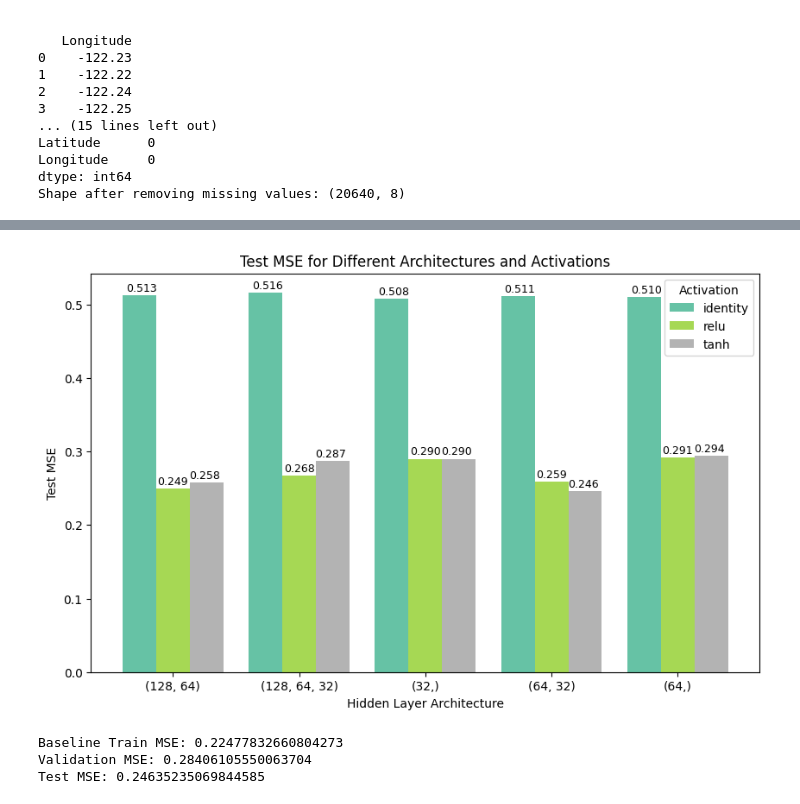
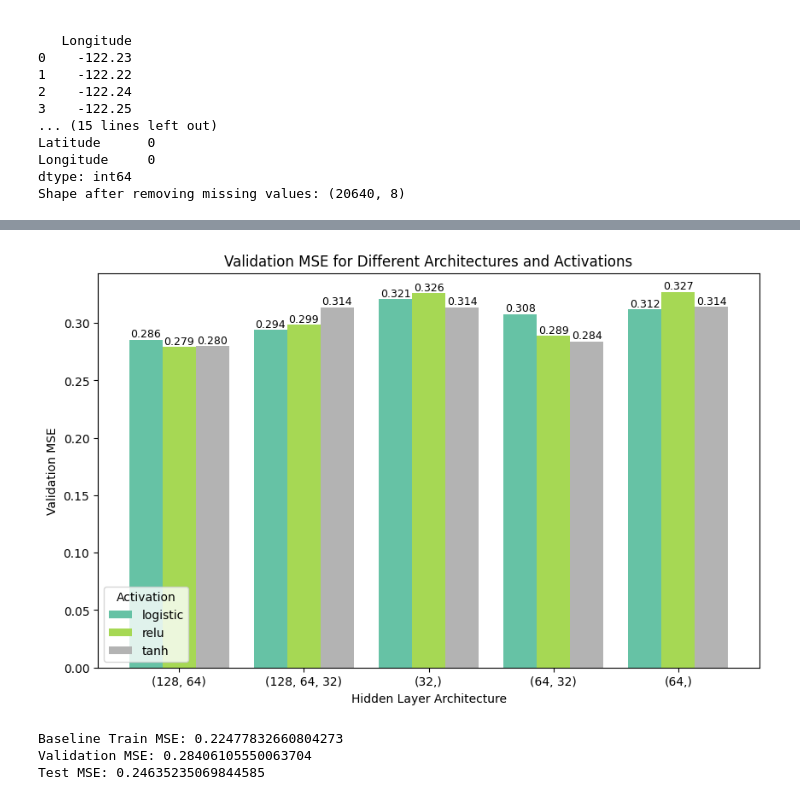
Before and after one commit to xfsd1448-uol/2603-Group-Project, a Jupyter notebook: main.ipynb, the cells around one changed output, grey strips where cells are left out. Cells and saved outputs as stored; diff of their text form; code cells hidden in the pictures.

```diff
--- a/main.ipynb
+++ b/main.ipynb
@@ -105,14 +105,14 @@ architectures = [
 # Activation functions to test.
 # tanh  → nonlinear symmetric activation
 # relu  → widely used deep learning activation
-# identity → linear activation
+# logistic → sigmoid nonlinear activation
 #
 # 要测试的激活函数：
 # tanh → 对称的非线性函数
 # relu → 深度学习中常用激活函数
-# identity → 线性激活函数
+# logistic → Sigmoid 非线性激活函数
 
-activations = ['tanh', 'relu', 'identity']
+activations = ['tanh', 'relu', 'logistic']
 
 
 # ============================================================
@@ -137,6 +137,7 @@ for arch in architectures:
             solver='adam',
             learning_rate_init=1e-3,
             max_iter=700,
+            n_iter_no_change=10,
             early_stopping=False,
             random_state=26
         )
@@ -148,30 +149,23 @@ for arch in architectures:
         model.fit(X_train, y_train)
 
 
-        # Predict house prices on the test set.
+        # Predict house prices on the validation set
+        # 在验证集上进行预测
 
-        # 在测试集上进行预测
+        val_pred = model.predict(X_val)
 
-        test_pred = model.predict(X_test)
+        # Compute Mean Squared Error (MSE) on validation set
+        # 计算验证集上的均方误差
 
-
-        # Compute Mean Squared Error (MSE).
-        # Lower MSE indicates better prediction performance.
-        #
-
-        # 计算均方误差（MSE）。
-        # MSE 越小，模型预测效果越好。
-
-        test_mse = mean_squared_error(y_test, test_pred)
+        val_mse = mean_squared_error(y_val, val_pred)
 
         results.append({
             'Architecture': str(arch),
             'Activation': act,
-            'Test_MSE': test_mse
+            'Validation_MSE': val_mse
         })
 
-        print(f"Architecture: {arch}, Activation: {act}, Test MSE: {test_mse:.4f}")
-
+        print(f"Architecture: {arch}, Activation: {act}, Validation MSE: {val_mse:.4f}")
 
 # ============================================================
 # 3) Convert results to DataFrame
@@ -191,10 +185,10 @@ results_df = pd.DataFrame(results)
 pivot_table = results_df.pivot(
     index='Architecture',
     columns='Activation',
-    values='Test_MSE'
+    values='Validation_MSE'
 )
 
-print("\n=== Test MSE Table ===")
+print("\n=== Validation MSE Table ===")
 print(pivot_table)
 
 
@@ -203,12 +197,12 @@ print(pivot_table)
 #  绘制分组柱状图
 # ============================================================
 
-# Create a grouped bar chart showing Test MSE for each
+# Create a grouped bar chart showing Validation MSE for each
 # architecture and activation combination.
 #
 
 # 绘制分组柱状图，
-# 展示不同隐藏层结构和激活函数组合的 Test MSE。
+# 展示不同隐藏层结构和激活函数组合的 Validation MSE。
 
 ax = pivot_table.plot(
     kind='bar',
@@ -217,30 +211,39 @@ ax = pivot_table.plot(
     colormap='Set2'
 )
 
-plt.ylabel("Test MSE")
+plt.ylabel("Validation MSE")
 plt.xlabel("Hidden Layer Architecture")
-plt.title("Test MSE for Different Architectures and Activations")
+plt.title("Validation MSE for Different Architectures and Activations")
 plt.xticks(rotation=0)
 plt.legend(title="Activation")
 
 
+
+
 # ------------------------------------------------------------
-# Add value labels above bars
-# 在柱子上显示具体 MSE 数值
+# Add value labels above bars using patches
+# 使用 patches 自动获取每个柱子的位置，避免坐标误差
 # ------------------------------------------------------------
 
-for i, arch in enumerate(pivot_table.index):
-    for j, act in enumerate(pivot_table.columns):
-        mse = pivot_table.loc[arch, act]
+for p in ax.patches:
 
-        ax.text(
-            i + j*0.25 - 0.25,
-            mse + 0.002,
-            f"{mse:.3f}",
-            ha='center',
-            va='bottom',
-            fontsize=9
-        )
 
+    # Get bar height (MSE value)
+    # 获取柱子的高度（MSE值）
+
+    height = p.get_height()
+
+
+    # Place text at the center top of each bar
+    # 在每个柱子的顶部中心位置标注数值
+
+    ax.text(
+        p.get_x() + p.get_width() / 2,
+        height,
+        f"{height:.3f}",
+        ha='center',
+        va='bottom',
+        fontsize=9
+    )
 plt.show()
 # %% [output]
@@ -264,4 +267,4 @@ Architecture: (128, 64), Activation: identity, Test MSE: 0.5128
-[figure, old version]
+[figure, new version]
 # %%
 # model (no internal early stopping, since you already have X_val)
 model = MLPRegressor(
```
Also changed, not shown: parts of 1 cell of this notebook, 1 other file.
